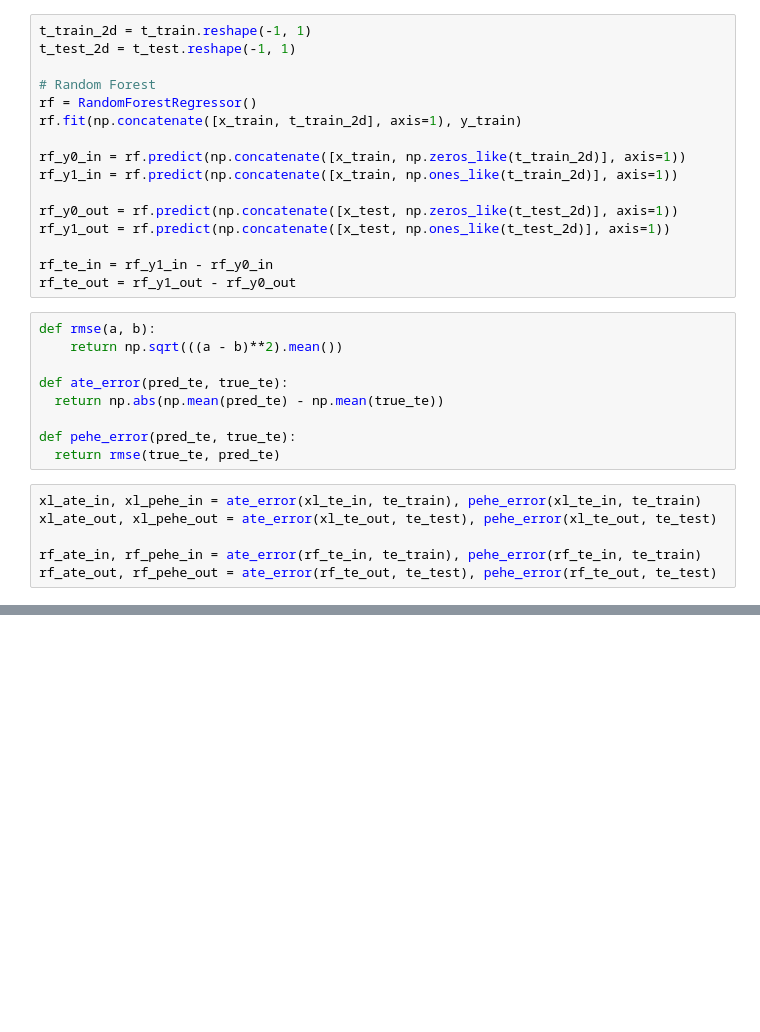
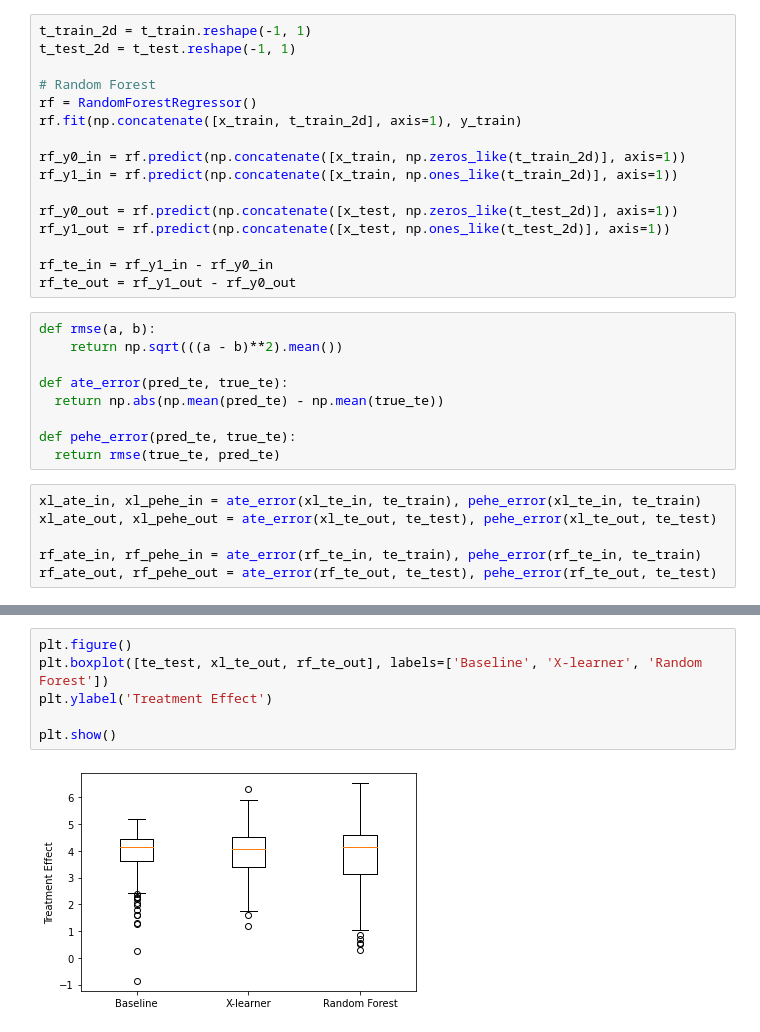
Before and after one commit to dmachlanski/ncrm-causality-2021, a Jupyter notebook: Day_2_CI_in_practice.ipynb, the cells around one changed output, grey strips where cells are left out. Drawn from its saved outputs; the diff is of its cells as text; blank space fills up the shorter version.

```diff
--- a/Day_2_CI_in_practice.ipynb
+++ b/Day_2_CI_in_practice.ipynb
@@ -84,0 +121,8 @@ df
+# %%
+plt.figure()
+plt.boxplot([te_test, xl_te_out, rf_te_out], labels=['Baseline', 'X-learner', 'Random Forest'])
+plt.ylabel('Treatment Effect')
+
+plt.show()
+# %% [output]
+[figure, added]
```
Also changed, not shown: parts of 8 cells of this notebook.
